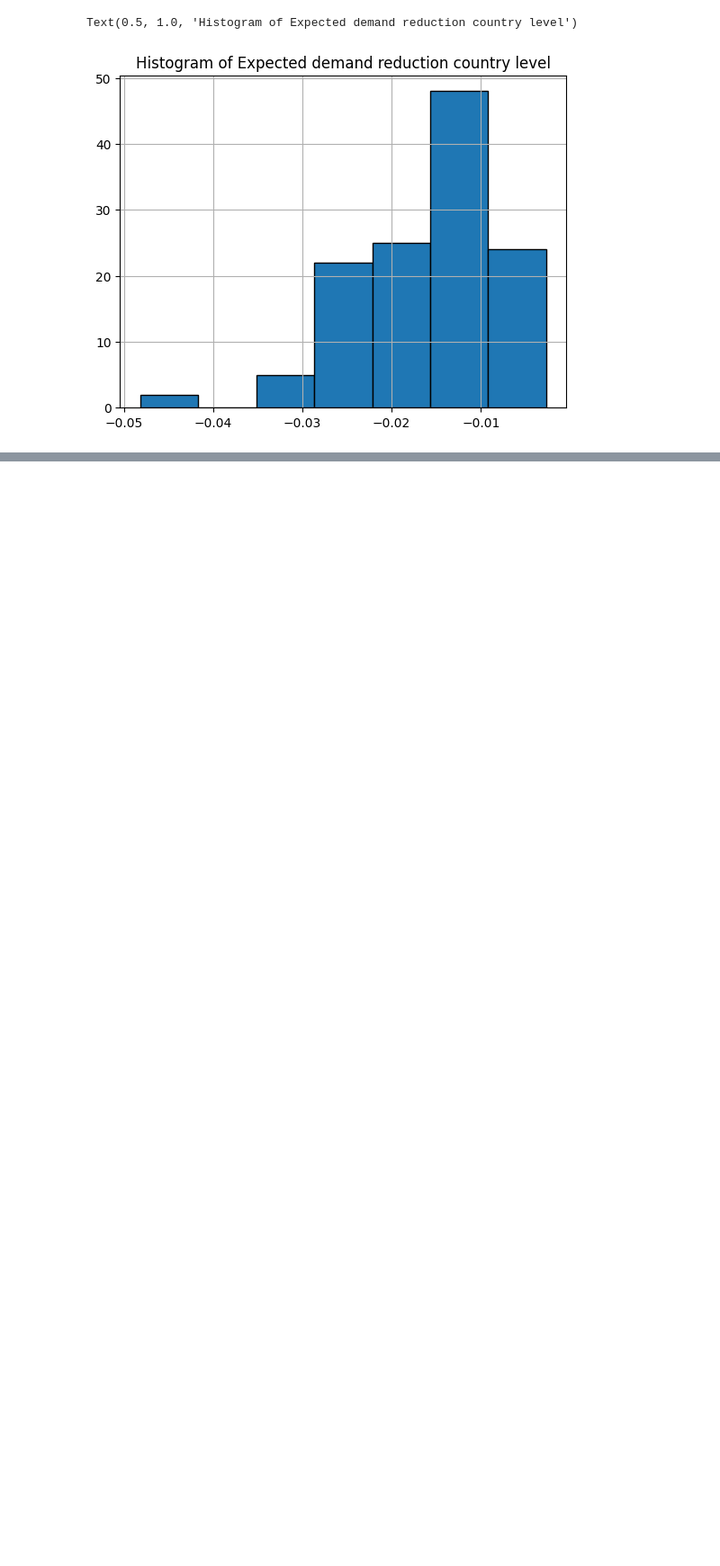
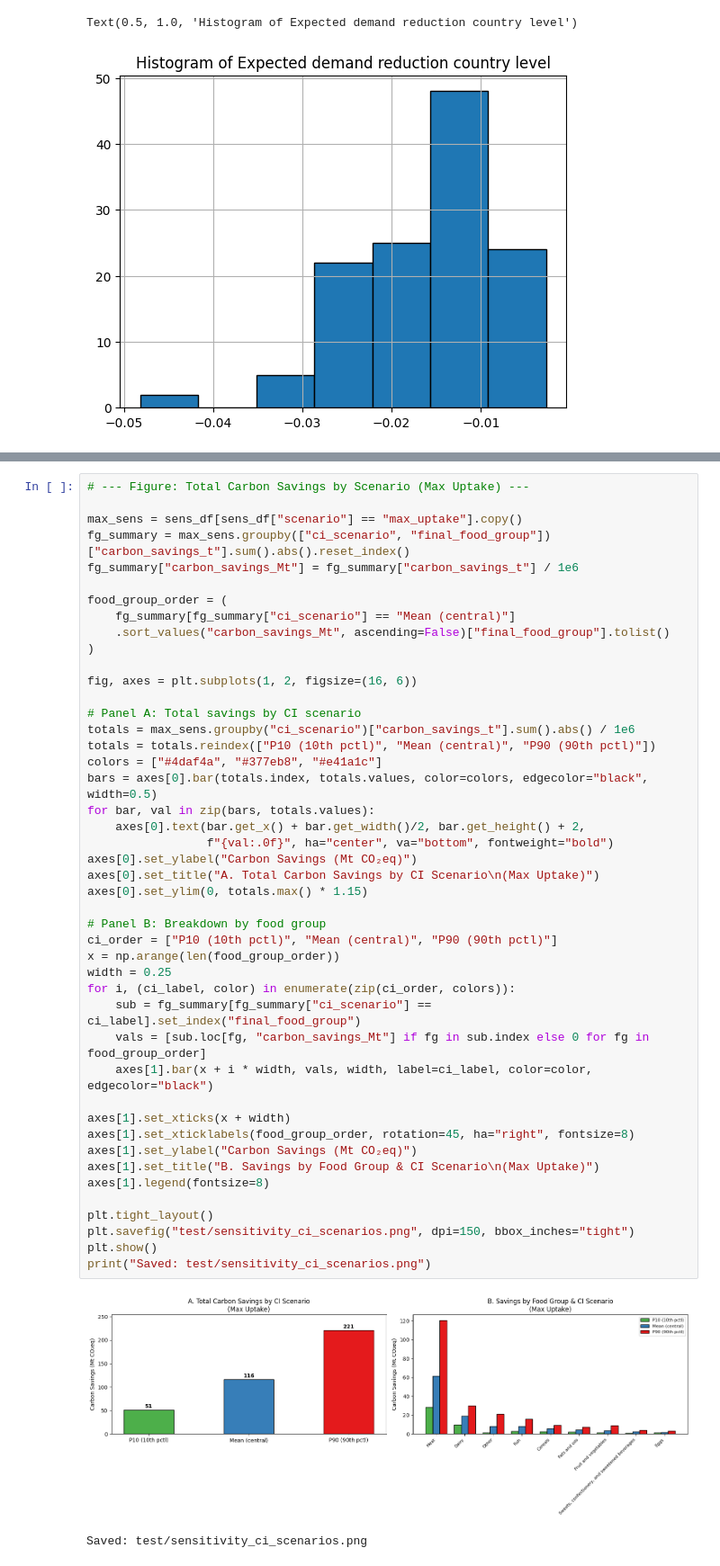
Before and after one commit to Chen2939/semaglutide, a Jupyter notebook: Price rebound model.ipynb, the cells around one changed output, grey strips where cells are left out. Shown at 90% size. Saved outputs shown, nothing was run; the diff lists cells and outputs as text; blank space fills up the shorter version.

Commit message:
Update sensitivity analysis

```diff
--- a/Price rebound model.ipynb
+++ b/Price rebound model.ipynb
@@ -333,0 +402,48 @@ Text(0.5, 1.0, 'Histogram of Expected demand reduction country level')
+# %%
+# --- Figure: Total Carbon Savings by Scenario (Max Uptake) ---
+
+max_sens = sens_df[sens_df["scenario"] == "max_uptake"].copy()
+fg_summary = max_sens.groupby(["ci_scenario", "final_food_group"])["carbon_savings_t"].sum().abs().reset_index()
+fg_summary["carbon_savings_Mt"] = fg_summary["carbon_savings_t"] / 1e6
+
+food_group_order = (
+    fg_summary[fg_summary["ci_scenario"] == "Mean (central)"]
+    .sort_values("carbon_savings_Mt", ascending=False)["final_food_group"].tolist()
+)
+
+fig, axes = plt.subplots(1, 2, figsize=(16, 6))
+
+# Panel A: Total savings by CI scenario
+totals = max_sens.groupby("ci_scenario")["carbon_savings_t"].sum().abs() / 1e6
+totals = totals.reindex(["P10 (10th pctl)", "Mean (central)", "P90 (90th pctl)"])
+colors = ["#4daf4a", "#377eb8", "#e41a1c"]
+bars = axes[0].bar(totals.index, totals.values, color=colors, edgecolor="black", width=0.5)
+for bar, val in zip(bars, totals.values):
+    axes[0].text(bar.get_x() + bar.get_width()/2, bar.get_height() + 2,
+                 f"{val:.0f}", ha="center", va="bottom", fontweight="bold")
+axes[0].set_ylabel("Carbon Savings (Mt CO₂eq)")
+axes[0].set_title("A. Total Carbon Savings by CI Scenario\n(Max Uptake)")
+axes[0].set_ylim(0, totals.max() * 1.15)
+
+# Panel B: Breakdown by food group
+ci_order = ["P10 (10th pctl)", "Mean (central)", "P90 (90th pctl)"]
+x = np.arange(len(food_group_order))
+width = 0.25
+for i, (ci_label, color) in enumerate(zip(ci_order, colors)):
+    sub = fg_summary[fg_summary["ci_scenario"] == ci_label].set_index("final_food_group")
+    vals = [sub.loc[fg, "carbon_savings_Mt"] if fg in sub.index else 0 for fg in food_group_order]
+    axes[1].bar(x + i * width, vals, width, label=ci_label, color=color, edgecolor="black")
+
+axes[1].set_xticks(x + width)
+axes[1].set_xticklabels(food_group_order, rotation=45, ha="right", fontsize=8)
+axes[1].set_ylabel("Carbon Savings (Mt CO₂eq)")
+axes[1].set_title("B. Savings by Food Group & CI Scenario\n(Max Uptake)")
+axes[1].legend(fontsize=8)
+
+plt.tight_layout()
+plt.savefig("test/sensitivity_ci_scenarios.png", dpi=150, bbox_inches="tight")
+plt.show()
+print("Saved: test/sensitivity_ci_scenarios.png")
+# %% [output]
+[figure, added]
+Saved: test/sensitivity_ci_scenarios.png
```
Also changed, not shown: parts of 3 cells of this notebook, 2 other files.
